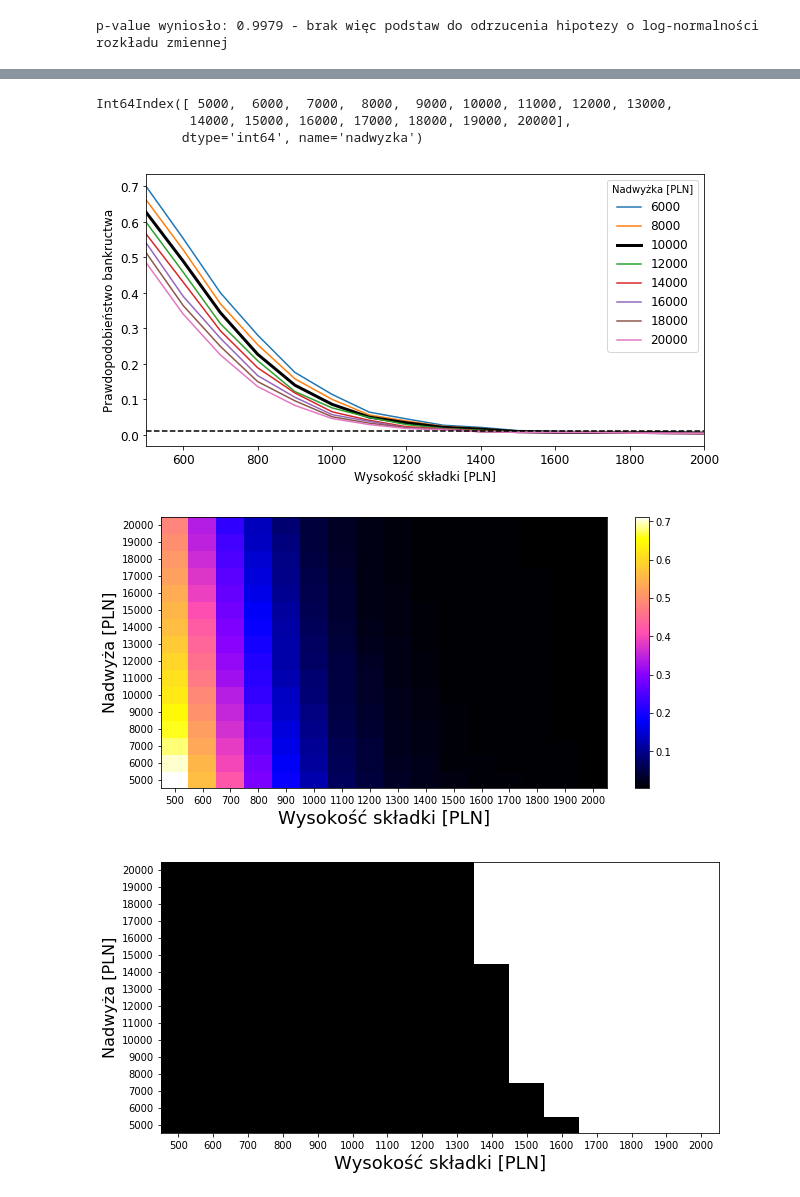
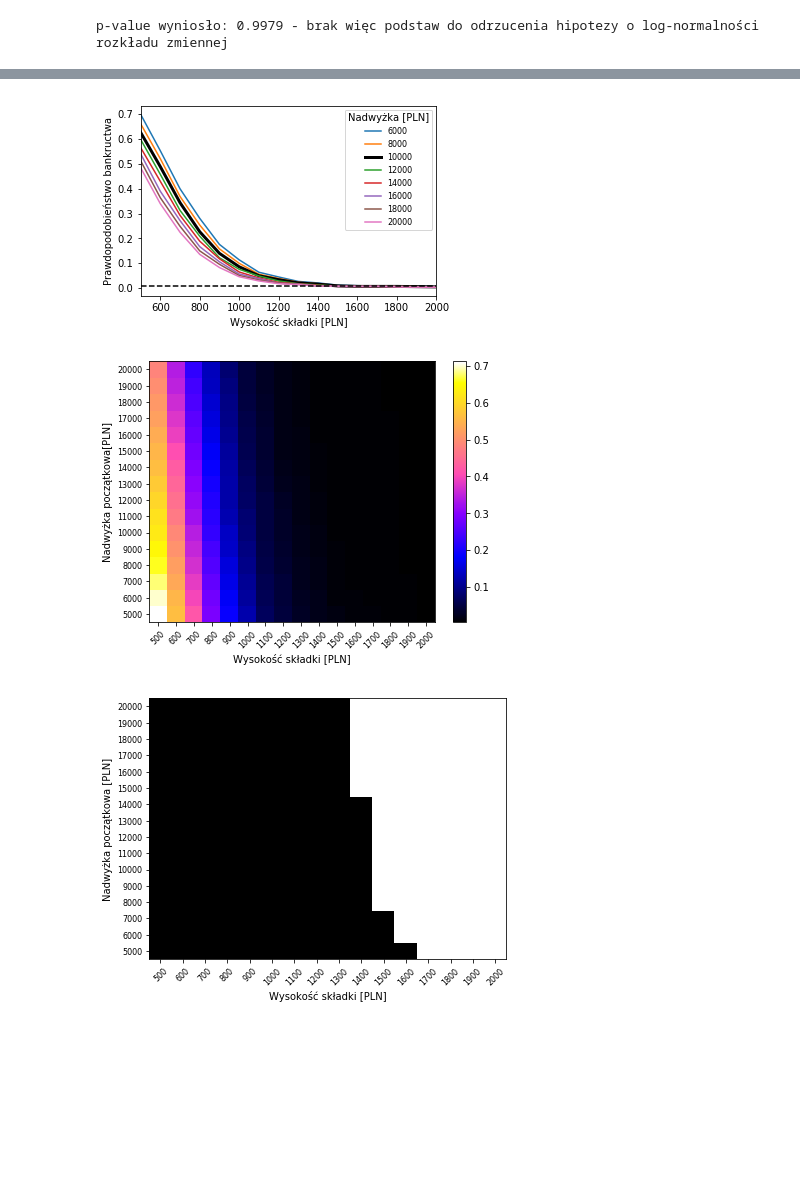
Before and after one commit to puchmichal/ZMS, a Jupyter notebook: making_plots.ipynb, the cells around one changed output, grey strips where cells are left out. Cells and saved outputs as stored; diff of their text form; code cells hidden in the pictures; blank space fills up the shorter version.

```diff
--- a/making_plots.ipynb
+++ b/making_plots.ipynb
@@ -78,3 +12,11 @@ from pandas import DataFrame
 
 %matplotlib inline
+# %%
+plt.rc('font', size=10)          # controls default text sizes
+plt.rc('axes', titlesize=10)     # fontsize of the axes title
+plt.rc('axes', labelsize=10)    # fontsize of the x and y labels
+plt.rc('xtick', labelsize=10)    # fontsize of the tick labels
+plt.rc('ytick', labelsize=10)    # fontsize of the tick labels
+plt.rc('legend', fontsize=10)    # legend fontsize
+fullwidth = (5.3, 3.5)
 # %%
@@ -321,51 +240,45 @@ fig.savefig(path+r'\raport1\wykresy\p_bankructwa.pdf')
-# %%
-dane.index.get_level_values(0).unique()
-# %% [output]
-Int64Index([ 5000,  6000,  7000,  8000,  9000, 10000, 11000, 12000, 13000,
-            14000, 15000, 16000, 17000, 18000, 19000, 20000],
-           dtype='int64', name='nadwyzka')
 # %%
-fig, ax = plt.subplots(figsize = (10,5))
+fig, ax = plt.subplots(figsize = fullwidth)
 dane.loc[(list(range(6000,10000,2000)), slice(None)),'prawd_bankr'].reset_index().groupby('nadwyzka'). \
     plot(x = 'skladka', y = 'prawd_bankr', ax = ax)
 dane.loc[(10000, slice(None)), 'prawd_bankr'].reset_index().plot(x = 'skladka', y = 'prawd_bankr', ax = ax,
                                                                 color = 'k', linewidth = 3)
 dane.loc[(list(range(12000,22000,2000)), slice(None)),'prawd_bankr'].reset_index().groupby('nadwyzka'). \
-    plot(x = 'skladka', y = 'prawd_bankr', ax = ax, fontsize = 12)
-ax.set_xlabel('Wysokość składki [PLN]', fontsize = 12)
-ax.set_ylabel('Prawdopodobieństwo bankructwa', fontsize = 12)
-ax.legend(labels = [str(x) for x in range(6000, 22000, 2000)], title = 'Nadwyżka [PLN]', fontsize = 12)
+    plot(x = 'skladka', y = 'prawd_bankr', ax = ax)
+ax.set_xlabel('Wysokość składki [PLN]')
+ax.set_ylabel('Prawdopodobieństwo bankructwa')
+ax.legend(labels = [str(x) for x in range(6000, 22000, 2000)], title = 'Nadwyżka [PLN]', fontsize = 8)
 ax.axhline(y = 0.01, color = 'k' , linestyle = '--')
 fig.savefig(path+r'\raport1\wykresy\p_bankructwa_porownanie.pdf')
 # %% [output]
-[figure, old version]
+[figure, new version]
 # %%
 df2 = (dane.pivot_table(index='nadwyzka', columns='skladka', values='prawd_bankr').reset_index())
 
-fig = plt.figure(figsize=(10,5))
+fig = plt.figure(figsize=(6.4,4.8))
 heatmap = plt.pcolor(df2.iloc[:, 1:], cmap='gnuplot2')
-plt.yticks(np.arange(0.5, len(df2.iloc[:,0]), 1), df2.iloc[:,0])
-plt.xticks(np.arange(0.5, len(df2.columns[1:]), 1), df2.columns[1:])
-plt.xlabel('Wysokość składki [PLN]', fontsize=12)
-plt.ylabel('Nadwyżka [PLN]', fontsize=12)
+plt.yticks(np.arange(0.5, len(df2.iloc[:,0]), 1), df2.iloc[:,0], fontsize = 8)
+plt.xticks(np.arange(0.5, len(df2.columns[1:]), 1), df2.columns[1:], fontsize = 8, rotation = 45)
+plt.xlabel('Wysokość składki [PLN]')
+plt.ylabel('Nadwyżka początkowa[PLN]')
 plt.colorbar(heatmap)
 plt.show()
 
 fig.savefig(path+r'/raport1/wykresy/p_heatmapa_bankructwo.pdf')
 # %% [output]
-[figure, old version]
+[figure, new version]
 # %%
-fig = plt.figure(figsize=(10,5))
+fig = plt.figure(figsize = (6.4,4.8))
 heatmap = plt.pcolor(df2.iloc[:, 1:] <= 0.01, cmap='gnuplot2')
-plt.yticks(np.arange(0.5, len(df2.iloc[:,0]), 1), df2.iloc[:,0])
-plt.xticks(np.arange(0.5, len(df2.columns[1:]), 1), df2.columns[1:])
-plt.xlabel('Wysokość składki [PLN]', fontsize=12)
-plt.ylabel('Nadwyżka [PLN]', fontsize=12)
+plt.yticks(np.arange(0.5, len(df2.iloc[:,0]), 1), df2.iloc[:,0], fontsize = 8)
+plt.xticks(np.arange(0.5, len(df2.columns[1:]), 1), df2.columns[1:], fontsize = 8, rotation = 45)
+plt.xlabel('Wysokość składki [PLN]')
+plt.ylabel('Nadwyżka początkowa [PLN]')
 plt.show()
 
 fig.savefig(path+r'/raport1/wykresy/p_heatmapa_bankructwo_mniej_niz_0,01.pdf')
 # %% [output]
-[figure, old version]
+[figure, new version]
 # %%
 # ## RAPORT
 #
```
Also changed, not shown: parts of 23 cells of this notebook, 18 other files.
